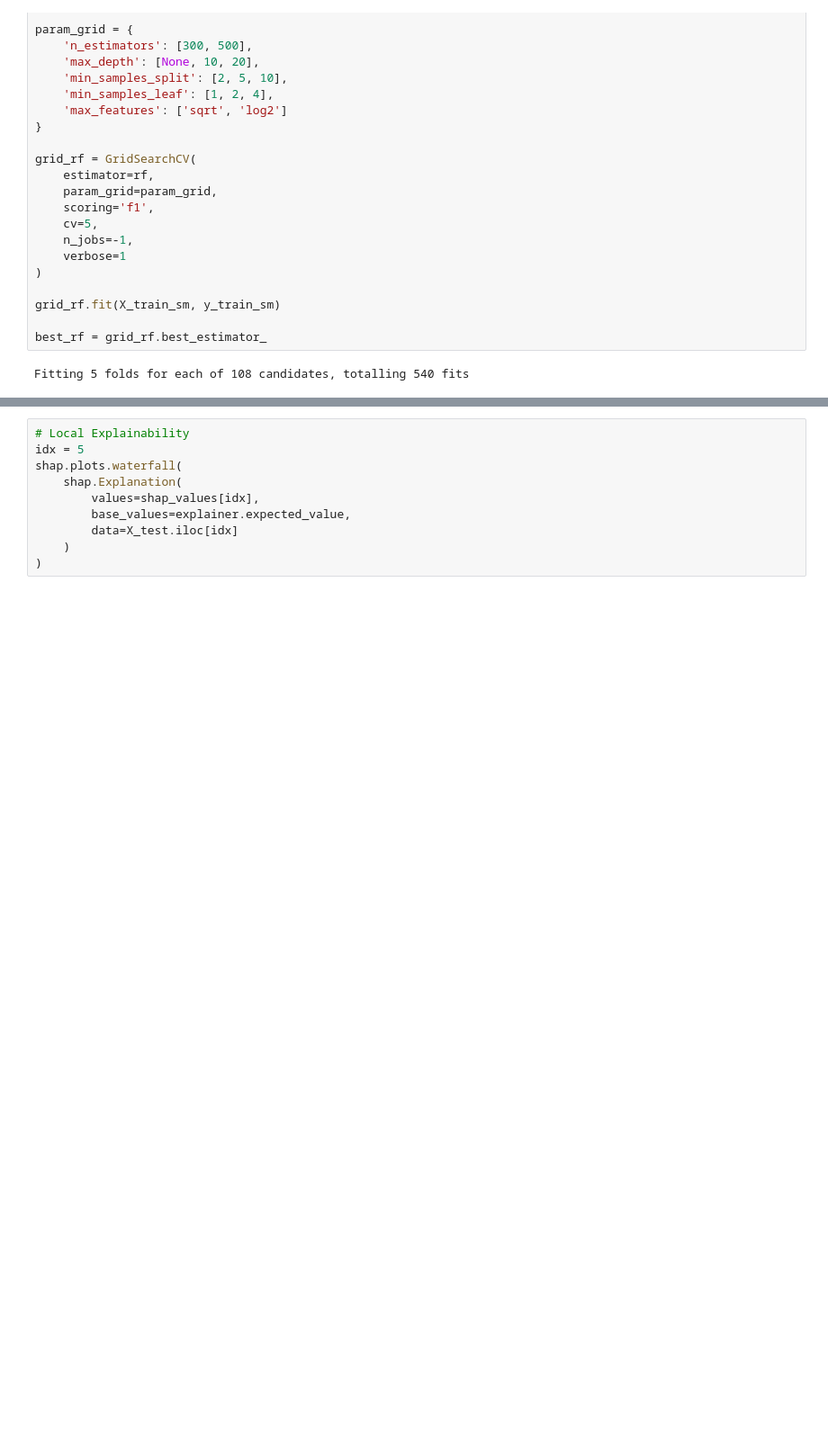
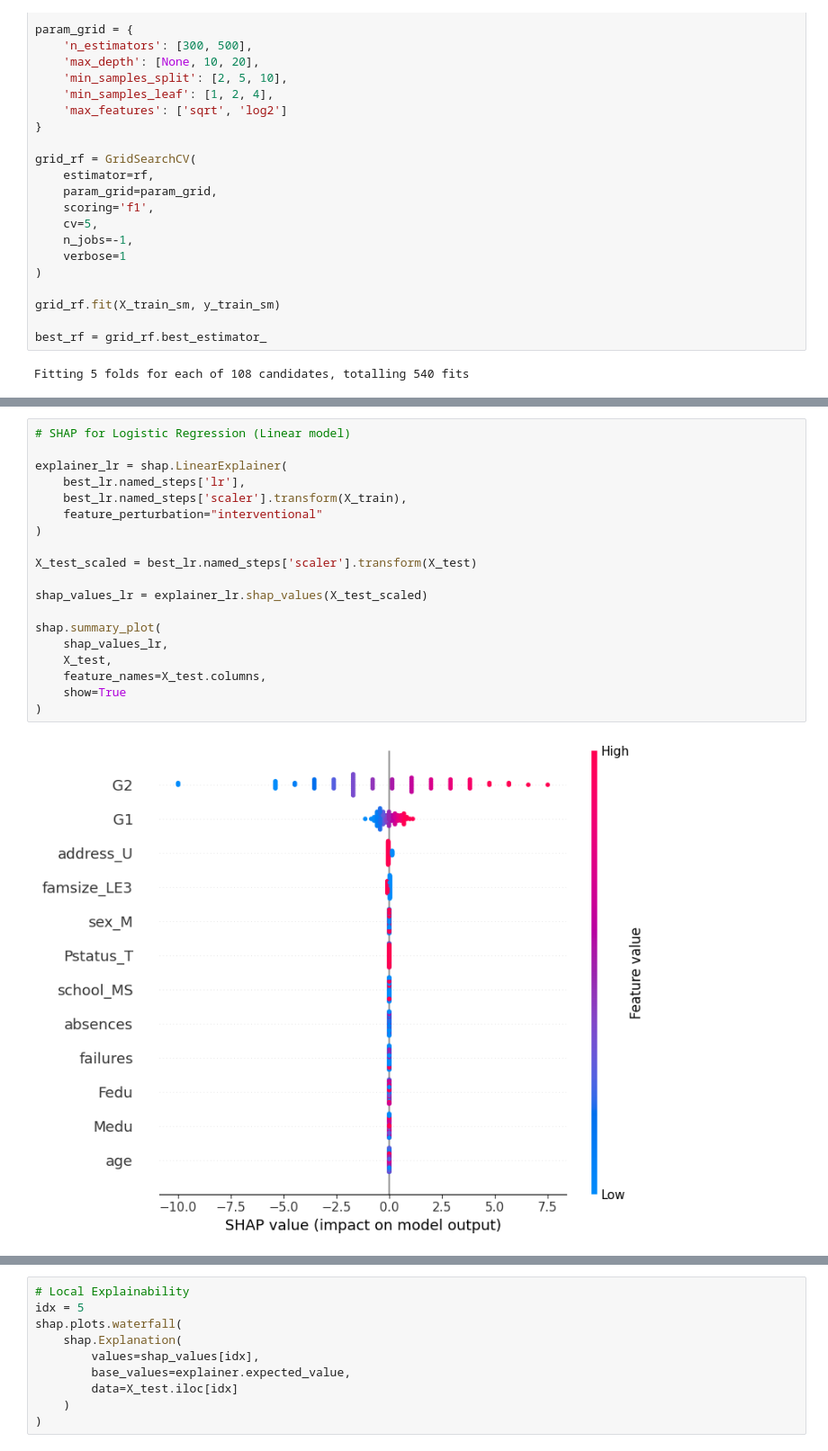
Before and after one commit to Rakshithhd/student-performance-xai, a Jupyter notebook: CodeBase/Trial/SPP-Trial-3-Jupyter.ipynb, the cells around one changed output, grey strips where cells are left out. Shown at 90% size. Drawn from its saved outputs; the diff is of its cells as text; blank space fills up the shorter version.

```diff
--- a/CodeBase/Trial/SPP-Trial-3-Jupyter.ipynb
+++ b/CodeBase/Trial/SPP-Trial-3-Jupyter.ipynb
@@ -202,0 +265,21 @@ Fitting 5 folds for each of 108 candidates, totalling 540 fits
+# %%
+# SHAP for Logistic Regression (Linear model)
+
+explainer_lr = shap.LinearExplainer(
+    best_lr.named_steps['lr'],
+    best_lr.named_steps['scaler'].transform(X_train),
+    feature_perturbation="interventional"
+)
+
+X_test_scaled = best_lr.named_steps['scaler'].transform(X_test)
+
+shap_values_lr = explainer_lr.shap_values(X_test_scaled)
+
+shap.summary_plot(
+    shap_values_lr,
+    X_test,
+    feature_names=X_test.columns,
+    show=True
+)
+# %% [output]
+[figure, added]
```
Also changed, not shown: parts of 25 cells of this notebook.
